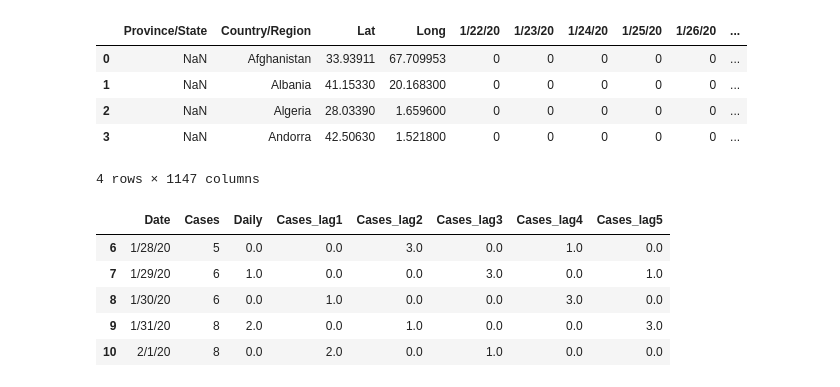
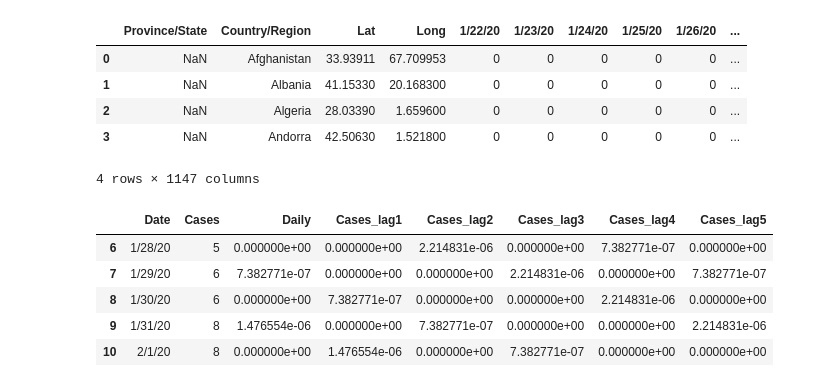
Before and after one commit to jferri3/ds4ph-team2-hw9, a Jupyter notebook: hw9.ipynb, the cells around one changed output. Saved outputs shown, nothing was run; the diff lists cells and outputs as text; code cells hidden in the pictures.

```diff
--- a/hw9.ipynb
+++ b/hw9.ipynb
@@ -22,52 +22,41 @@ country = 'US'
 df_country = df[df['Country/Region'] == country]
 
 df_country = df_country.drop(columns=['Lat', 'Long'])
 
 # Sum cases across different provinces/states for the US
 df_country = df_country.sum(numeric_only=True, axis=0)
 
 # Convert the series to a DataFrame and reset the index
 df_country = pd.DataFrame(df_country).reset_index()
 df_country.columns = ['Date', 'Cases']
 
-# Convert from Cumulative to Daily Cases
+# Convert from Cumulative to Daily Cases and Standardize
 covid_data_daily = df_country['Cases'].diff()
-df_country['Daily'] = covid_data_daily
+df_country['Daily'] = covid_data_daily/max(covid_data_daily.drop(index=0))
 
 # Reset the index to represent days since the outbreak onset (t=0)
 df_country = df_country.reset_index(drop=True)
 
 # Create lagged variables (up to 5 days) -- note the lagged case variables refer to daily case counts
 for i in range(1, 6):
     df_country[f'Cases_lag{i}'] = df_country['Daily'].shift(i)
 
-# Convert from Cumulative to Daily Cases
-covid_data_daily = df_country['Cases'].diff()
-df_country['Daily'] = covid_data_daily
-
-# Reset the index to represent days since the outbreak onset (t=0)
-df_country = df_country.reset_index(drop=True)
-
-# Create lagged variables (up to 5 days) -- note the lagged case variables refer to daily case counts
-for i in range(1, 6):
-    df_country[f'Cases_lag{i}'] = df_country['Daily'].shift(i)
-
-# Drop rows with NaN values caused by lagging
+# Remove NA Values
 df_country = df_country.dropna()
 df_country.head()
 
 # Define dependent and independent variables
 y = df_country['Daily']
 X = df_country[['Cases_lag1', 'Cases_lag2', 'Cases_lag3', 'Cases_lag4', 'Cases_lag5']]
 
 df_country.head(5)
 # %% [output]
 |  | Date | Cases | Daily | Cases_lag1 | Cases_lag2 | Cases_lag3 | Cases_lag4 | Cases_lag5 |
-| 6 | 1/28/20 | 5 | 0.0 | 0.0 | 3.0 | 0.0 | 1.0 | 0.0 |
-| 7 | 1/29/20 | 6 | 1.0 | 0.0 | 0.0 | 3.0 | 0.0 | 1.0 |
-| 8 | 1/30/20 | 6 | 0.0 | 1.0 | 0.0 | 0.0 | 3.0 | 0.0 |
-| 9 | 1/31/20 | 8 | 2.0 | 0.0 | 1.0 | 0.0 | 0.0 | 3.0 |
-| 10 | 2/1/20 | 8 | 0.0 | 2.0 | 0.0 | 1.0 | 0.0 | 0.0 |
+| 6 | 1/28/20 | 5 | 0.000000e+00 | 0.000000e+00 | 2.214831e-06 | 0.000000e+00 | 7.382771e-07 | 0.000000e+00 |
+| 7 | 1/29/20 | 6 | 7.382771e-07 | 0.000000e+00 | 0.000000e+00 | 2.214831e-06 | 0.000000e+00 | 7.382771e-07 |
+| 8 | 1/30/20 | 6 | 0.000000e+00 | 7.382771e-07 | 0.000000e+00 | 0.000000e+00 | 2.214831e-06 | 0.000000e+00 |
+| 9 | 1/31/20 | 8 | 1.476554e-06 | 0.000000e+00 | 7.382771e-07 | 0.000000e+00 | 0.000000e+00 | 2.214831e-06 |
+| 10 | 2/1/20 | 8 | 0.000000e+00 | 1.476554e-06 | 0.000000e+00 | 7.382771e-07 | 0.000000e+00 | 0.000000e+00 |
 # %%
 # Get and Format Training Data
 xtraining = torch.from_numpy(df_country.iloc[:,3:].astype(float).to_numpy())
```
Also changed, not shown: parts of 6 cells of this notebook.
